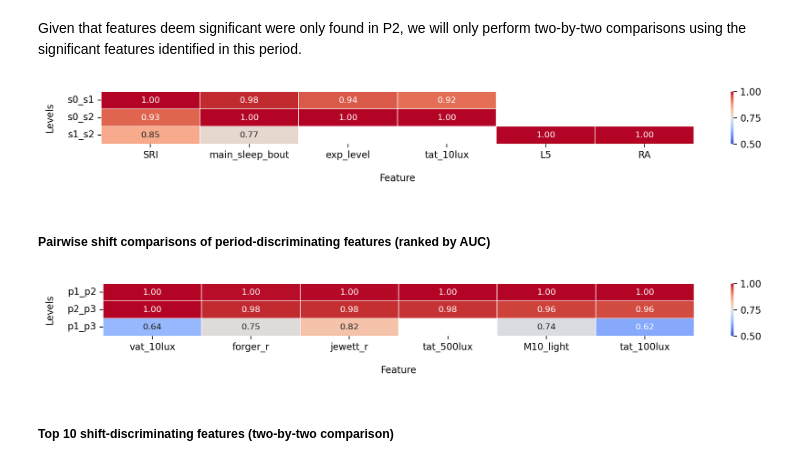
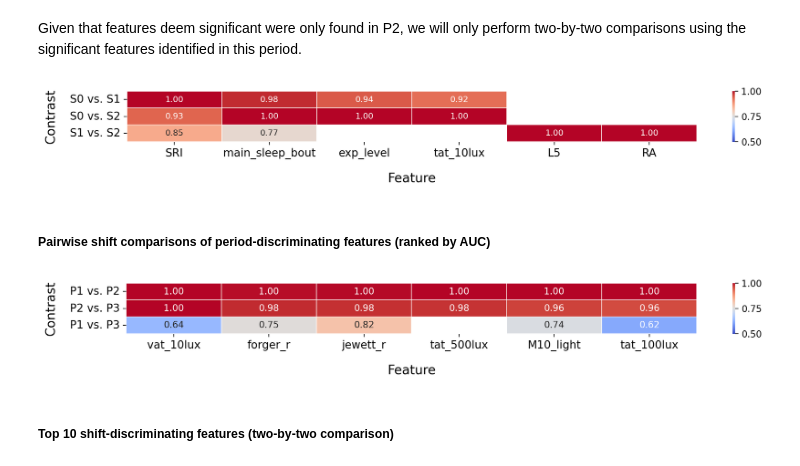
Before and after one commit to djmarques/circStudio, a Jupyter notebook: notebooks/submarine_project/submarine_analysis.ipynb, the cells around one changed output. Saved outputs shown, nothing was run; the diff lists cells and outputs as text; code cells hidden in the pictures.

```diff
--- a/notebooks/submarine_project/submarine_analysis.ipynb
+++ b/notebooks/submarine_project/submarine_analysis.ipynb
@@ -2264,24 +2264,28 @@ dfsaucsig = dfsaucsig[(dfsaucsig['s0_s1'] >= 0.99) | (dfsaucsig['s0_s2'] >= 0.99
 x_order = ['s0_s1', 's0_s2', 's1_s2']
 dfsaucsig = dfsaucsig[x_order]
 dfsaucsig = dfsaucsig.loc[dfsaucsig.fillna(0).mean(axis=1).sort_values(ascending=False).index]
+dfsaucsig = dfsaucsig.T
+dfsaucsig.index = ['S0 vs. S1', 'S0 vs. S2', 'S1 vs. S2']
 # %%
 plt.figure(figsize=(14, 1), dpi=200)
 sns.reset_defaults()
-sns.heatmap(data = dfsaucsig.T,
+sns.heatmap(data = dfsaucsig,
             cmap="coolwarm",
             annot=True,
             annot_kws={'size': 9, 'rotation':0},
             vmin = 0.5,
             vmax = 1,
             fmt=".2f",
             linewidths=0.1
            )
 #plt.title('Pairwise Shift Comparisons of Discriminating Features Ranked by AUC', pad=15)
-plt.xlabel('Feature', labelpad=14)
-plt.ylabel('Levels', labelpad=14)
+plt.xticks(fontsize=12)
+plt.yticks(fontsize=12)
+plt.xlabel('Feature', labelpad=14, fontsize=14)
+plt.ylabel('Contrast', labelpad=14, fontsize=14)
 plt.show()
 # %% [output]
-[figure, old version]
+[figure, new version]
 # %% [markdown]
 ##### Pairwise shift comparisons of period-discriminating features (ranked by AUC)
 # %%
@@ -2305,20 +2310,24 @@ dfpaucsig = dfpaucsig.loc[dfpaucsig.fillna(0).median(axis=1).sort_values(ascendi
 # %%
 plt.figure(figsize=(14, 1), dpi=200)
-sns.heatmap(data = dfpaucsig.T,
+
+g = sns.heatmap(data = dfpaucsig,
             cmap="coolwarm",
             annot=True,
-            annot_kws={'size': 9, 'rotation':0},
+            annot_kws={'size': 10, 'rotation':0},
             vmin = 0.5,
             vmax = 1,
             fmt=".2f",
             linewidths=0.1
            )
-plt.xlabel('Feature', labelpad=14)
-plt.ylabel('Levels', labelpad=14)
+
+plt.xticks(fontsize=12)
+plt.yticks(fontsize=12)
+plt.xlabel('Feature', labelpad=14, fontsize=14)
+plt.ylabel('Contrast', labelpad=14, fontsize=14)
 plt.show()
 #plt.title('Pairwise Shift Comparisons of Discriminating Features Ranked by AUC', pad=15)
 # %% [output]
-[figure, old version]
+[figure, new version]
 # %% [markdown]
 ##### Top 10 shift-discriminating features (two-by-two comparison)
 # %%
```
Also changed, not shown: parts of 7 cells of this notebook.
